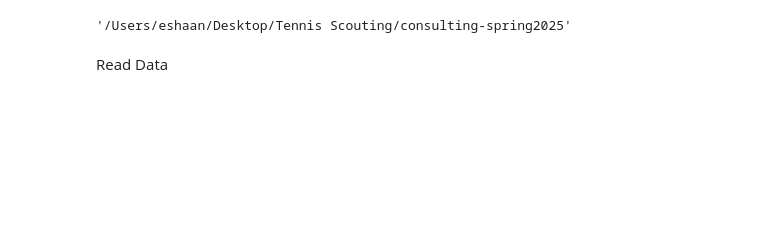
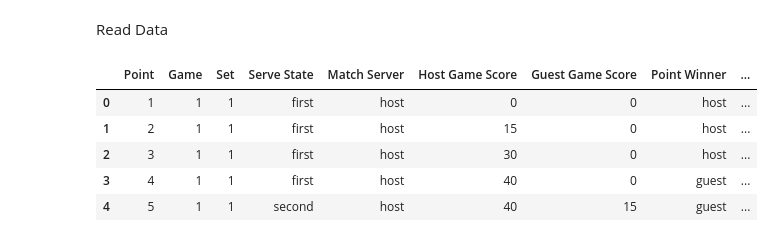
Before and after one commit to cjgimena/consulting-spring2025, a Jupyter notebook: season_report/return_page/return_in.ipynb, the cells around one changed output. Drawn from its saved outputs; the diff is of its cells as text; code cells hidden in the pictures; blank space fills up the shorter version.

Commit message:
Notes for Eshaan

```diff
--- a/season_report/return_page/return_in.ipynb
+++ b/season_report/return_page/return_in.ipynb
@@ -9,7 +4,2 @@ os.getcwd() # Print current working directory
-# %%
-os.chdir('../..') # go back two directories
-os.getcwd()
-# %% [output]
-'/Users/eshaan/Desktop/Tennis Scouting/consulting-spring2025'
 # %% [markdown]
 Read Data
@@ -29,0 +13,9 @@ combined_data_sets = pd.read_excel(f'data/mens/{player_name}/combined.xlsx', she
+# %%
+combined_data_points.head()
+# %% [output]
+|  | Point | Game | Set | Serve State | Match Server | Host Game Score | Guest Game Score | Point Winner | ... |
+| 0 | 1 | 1 | 1 | first | host | 0 | 0 | host | ... |
+| 1 | 2 | 1 | 1 | first | host | 15 | 0 | host | ... |
+| 2 | 3 | 1 | 1 | first | host | 30 | 0 | host | ... |
+| 3 | 4 | 1 | 1 | first | host | 40 | 0 | guest | ... |
+| 4 | 5 | 1 | 1 | second | host | 40 | 15 | guest | ... |
```
Also changed, not shown: parts of 12 cells of this notebook.
